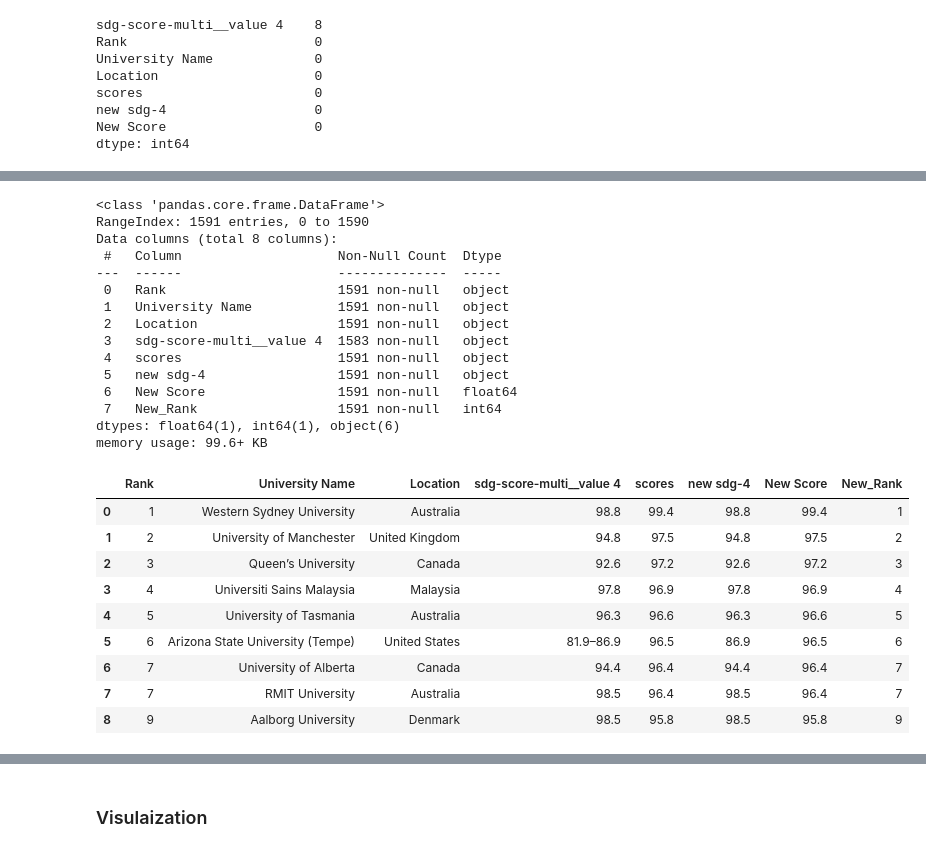
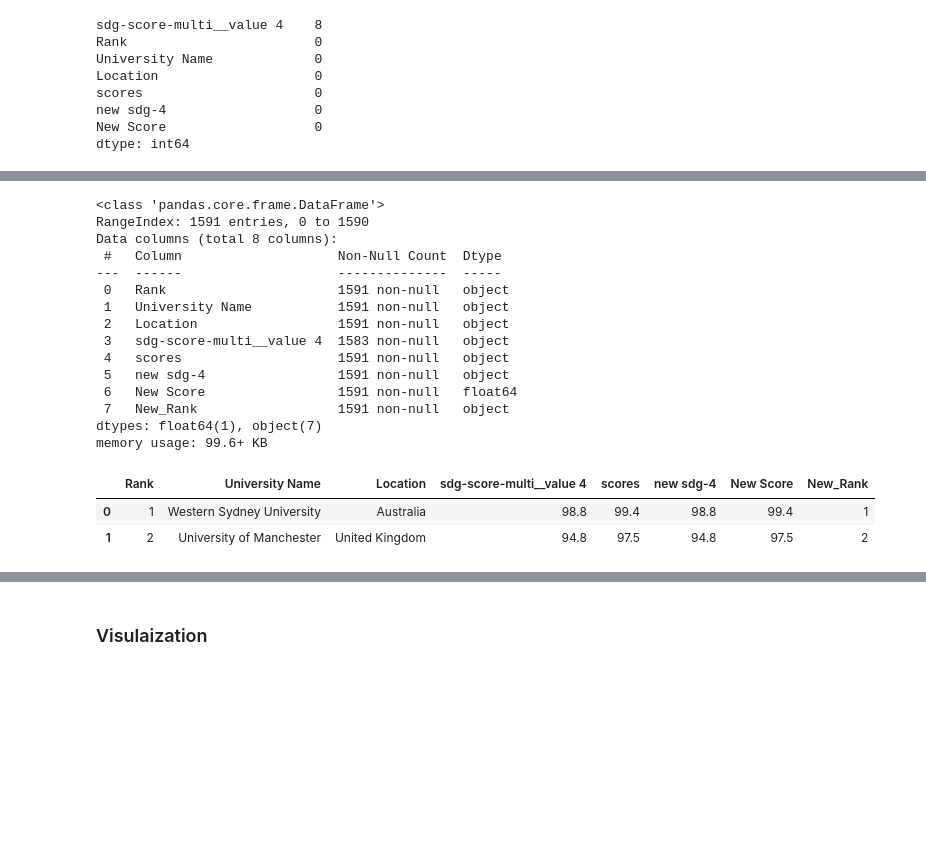
Before and after one commit to raseel4/Data_analysis_project_2, a Jupyter notebook: Project_2.ipynb, the cells around one changed output, grey strips where cells are left out. Cells and saved outputs as stored; diff of their text form; code cells hidden in the pictures; blank space fills up the shorter version.

```diff
--- a/Project_2.ipynb
+++ b/Project_2.ipynb
@@ -869,7 +807,7 @@ df_THE['Rank'] = df_THE['Rank'].str.replace('=', '')
 # %%
 df_THE['Rank'] = df_THE['Rank'].str.replace('+', '')
 # %%
-df_THE['New_Rank'] = df_THE['Rank'].apply(lambda x: (x.split('-')[0]))
+df_THE['New_Rank'] = df_THE['Rank'].apply(lambda x: (x.split('–')[0]))
 # %%
 df_THE['New_Rank'].unique()
 # %% [output]
@@ -883,19 +820,0 @@ array(['1', '2', '3', '4', '5', '6', '7', '9', '12', '13', '14', '17',
-# %%
-# Mapping dictionary
-mapping = {
-    '1': 1, '2': 2, '3': 3, '4': 4, '5': 5, '6': 6, '7': 7, '9': 9,
-    '12': 12, '13': 13, '14': 14, '17': 17, '18': 18, '20': 20, '21': 21,
-    '22': 22, '23': 23, '24': 24, '26': 26, '28': 28, '29': 29, '32': 32,
-    '33': 33, '34': 34, '36': 36, '38': 38, '39': 39, '40': 40, '42': 42,
-    '46': 46, '49': 49, '52': 52, '55': 55, '56': 56, '57': 57, '58': 58,
-    '61': 61, '63': 63, '64': 64, '66': 66, '67': 67, '69': 69, '70': 70,
-    '71': 71, '72': 72, '74': 74, '77': 77, '79': 79, '83': 83, '85': 85,
-    '86': 86, '91': 91, '92': 92, '96': 96, '97': 97, '99': 99, '100': 100,
-    '101–200': 150, '201–300': 250, '301–400': 350, '401–600': 500,
-    '601–800': 700, '801–1000': 900, '1001': 1001
-}
-
-# Apply mapping using lambda function
-df_THE['New_Rank'] = df_THE['Rank'].map(lambda x: mapping[x])
-
-df_THE
@@ -928,19 +833,12 @@ Data columns (total 8 columns):
  4   scores                    1591 non-null   object
  5   new sdg-4                 1591 non-null   object
  6   New Score                 1591 non-null   float64
- 7   New_Rank                  1591 non-null   int64
-dtypes: float64(1), int64(1), object(6)
+ 7   New_Rank                  1591 non-null   object
+dtypes: float64(1), object(7)
 memory usage: 99.6+ KB
 # %%
-df_THE.head(9)
+df_THE.head(2)
 # %% [output]
 |  | Rank | University Name | Location | sdg-score-multi__value 4 | scores | new sdg-4 | New Score | New_Rank |
 | 0 | 1 | Western Sydney University | Australia | 98.8 | 99.4 | 98.8 | 99.4 | 1 |
 | 1 | 2 | University of Manchester | United Kingdom | 94.8 | 97.5 | 94.8 | 97.5 | 2 |
-| 2 | 3 | Queen’s University | Canada | 92.6 | 97.2 | 92.6 | 97.2 | 3 |
-| 3 | 4 | Universiti Sains Malaysia | Malaysia | 97.8 | 96.9 | 97.8 | 96.9 | 4 |
-| 4 | 5 | University of Tasmania | Australia | 96.3 | 96.6 | 96.3 | 96.6 | 5 |
-| 5 | 6 | Arizona State University (Tempe) | United States | 81.9–86.9 | 96.5 | 86.9 | 96.5 | 6 |
-| 6 | 7 | University of Alberta | Canada | 94.4 | 96.4 | 94.4 | 96.4 | 7 |
-| 7 | 7 | RMIT University | Australia | 98.5 | 96.4 | 98.5 | 96.4 | 7 |
-| 8 | 9 | Aalborg University | Denmark | 98.5 | 95.8 | 98.5 | 95.8 | 9 |
```
Also changed, not shown: parts of 39 cells of this notebook.
